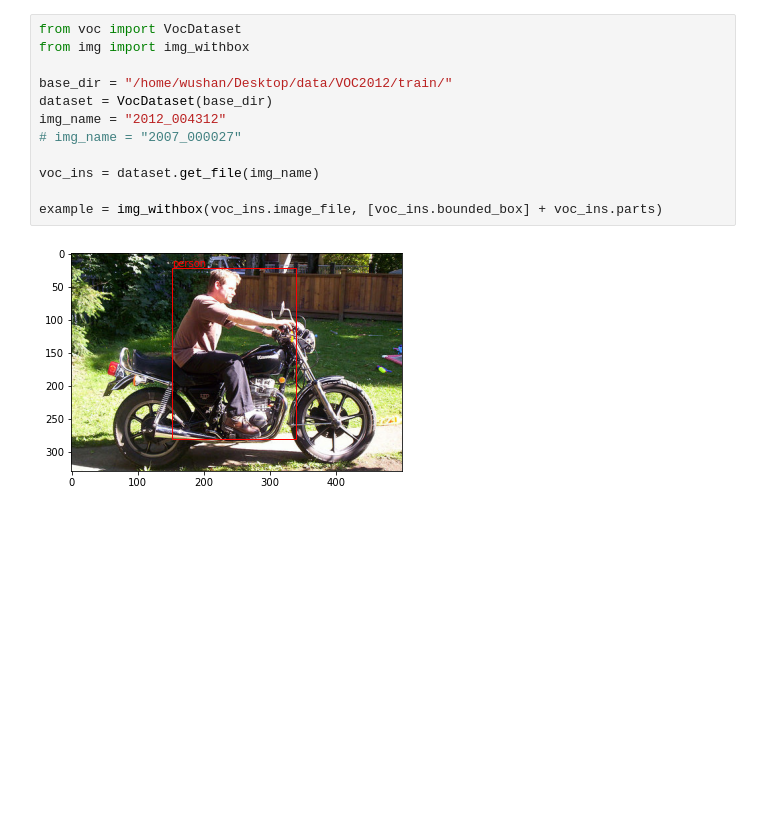
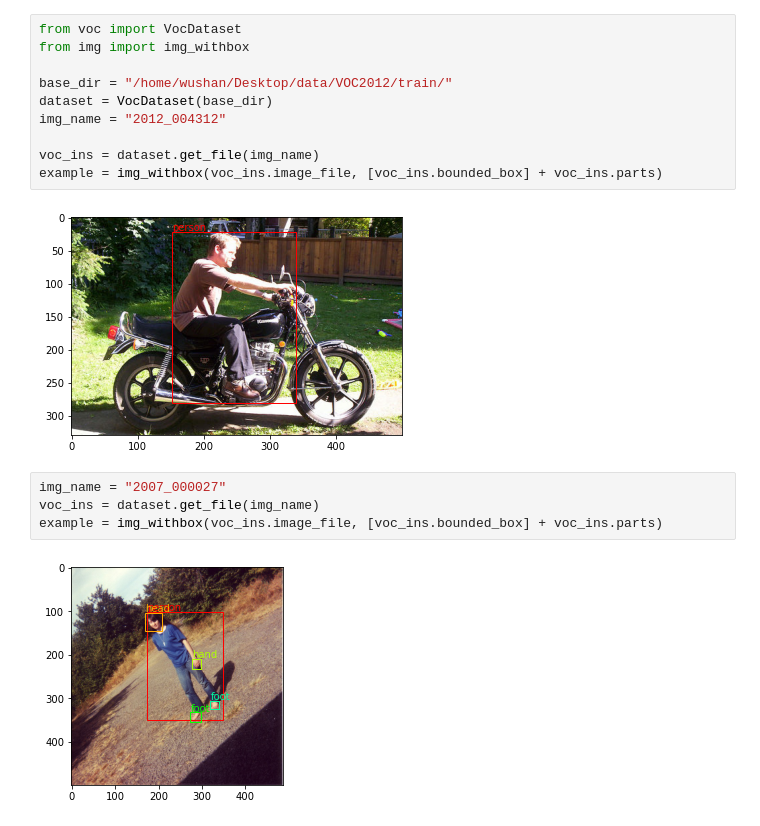
Before and after one commit to wushancool/ai_learn, a Jupyter notebook: cv/tutorial/3.Object Detection and Bouding Box.ipynb, the cells around one changed output. Saved outputs shown, nothing was run; the diff lists cells and outputs as text; blank space fills up the shorter version.

```diff
--- a/cv/tutorial/3.Object Detection and Bouding Box.ipynb
+++ b/cv/tutorial/3.Object Detection and Bouding Box.ipynb
@@ -7,10 +12,14 @@ from img import img_withbox
 base_dir = "/home/wushan/Desktop/data/VOC2012/train/"
 dataset = VocDataset(base_dir)
 img_name = "2012_004312"
-# img_name = "2007_000027"
 
 voc_ins = dataset.get_file(img_name)
-
 example = img_withbox(voc_ins.image_file, [voc_ins.bounded_box] + voc_ins.parts)
 # %% [output]
 [figure]
+# %%
+img_name = "2007_000027"
+voc_ins = dataset.get_file(img_name)
+example = img_withbox(voc_ins.image_file, [voc_ins.bounded_box] + voc_ins.parts)
+# %% [output]
+[figure, added]
```
Also changed, not shown: parts of 1 cell of this notebook, 5 other files.
